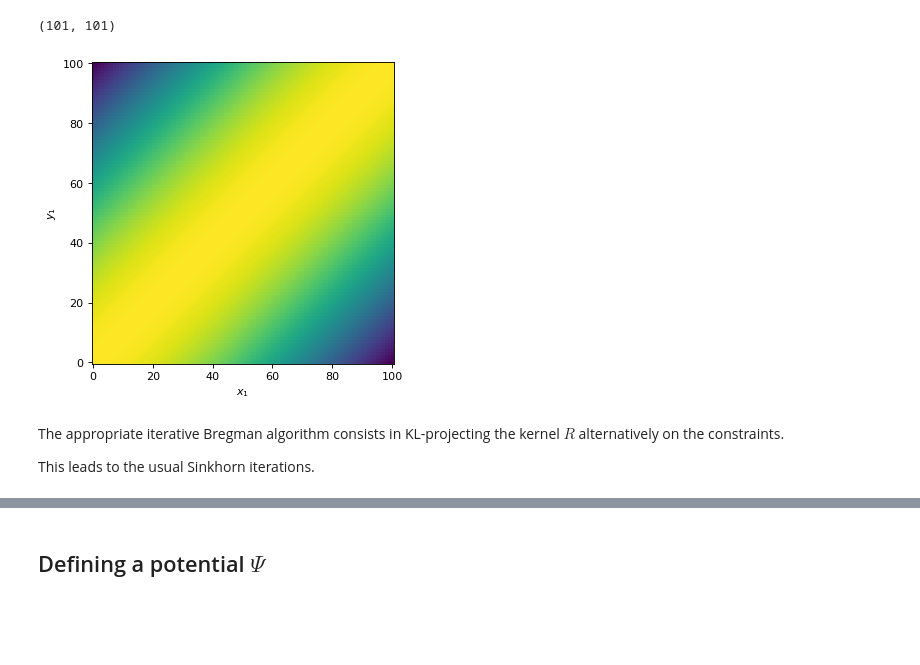
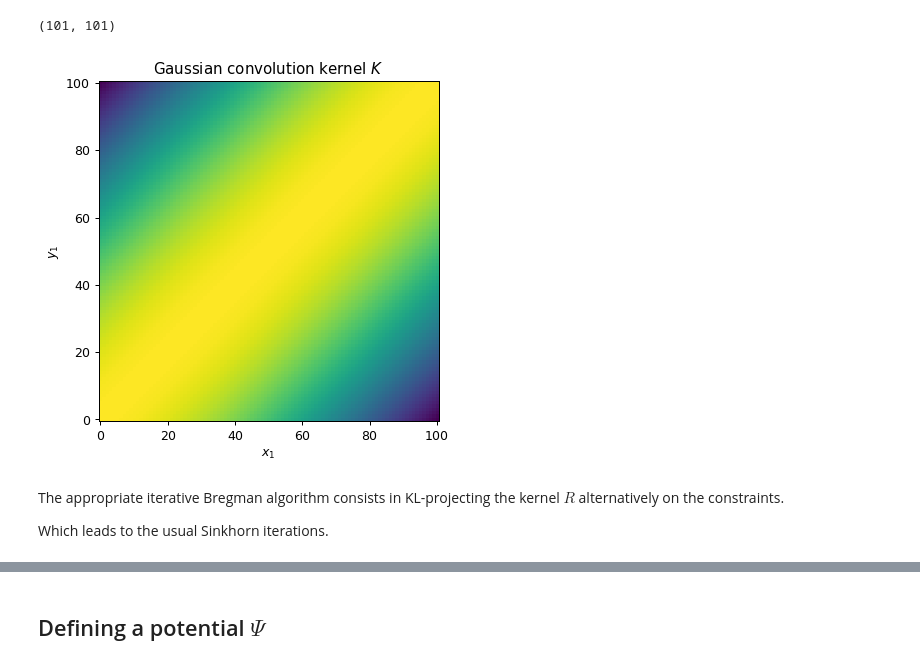
Before and after one commit to ManifoldFR/mva-optimaltransport, a Jupyter notebook: project/room.ipynb, the cells around one changed output, grey strips where cells are left out. Cells and saved outputs as stored; diff of their text form; code cells hidden in the pictures; blank space fills up the shorter version.

```diff
--- a/project/room.ipynb
+++ b/project/room.ipynb
@@ -13,6 +17,6 @@ from matplotlib import cm
 # %%
 plt.rcParams['figure.figsize'] = (5, 5)
-plt.rcParams['figure.dpi'] = 80
+plt.rcParams['figure.dpi'] = 90
 # %% [markdown]
 # Room setup
 
@@ -155,14 +148,15 @@ K1.shape
 K_kernel = lambda x: np.dot(K1 @ x, K1)
 # %%
 plt.imshow(K1, origin='lower', interpolation='none')
+plt.title("Gaussian convolution kernel $K$")
 plt.xlabel("$x_1$")
 plt.ylabel("$y_1$");
 # %% [output]
-[figure, old version]
+[figure, new version]
 # %% [markdown]
 The appropriate iterative Bregman algorithm consists in KL-projecting the kernel $R$ alternatively on the constraints.
 
-This leads to the usual Sinkhorn iterations.
+Which leads to the usual Sinkhorn iterations.
 # %%
 n_iter = 100
 
```
Also changed, not shown: parts of 58 cells of this notebook, 16 other files.
